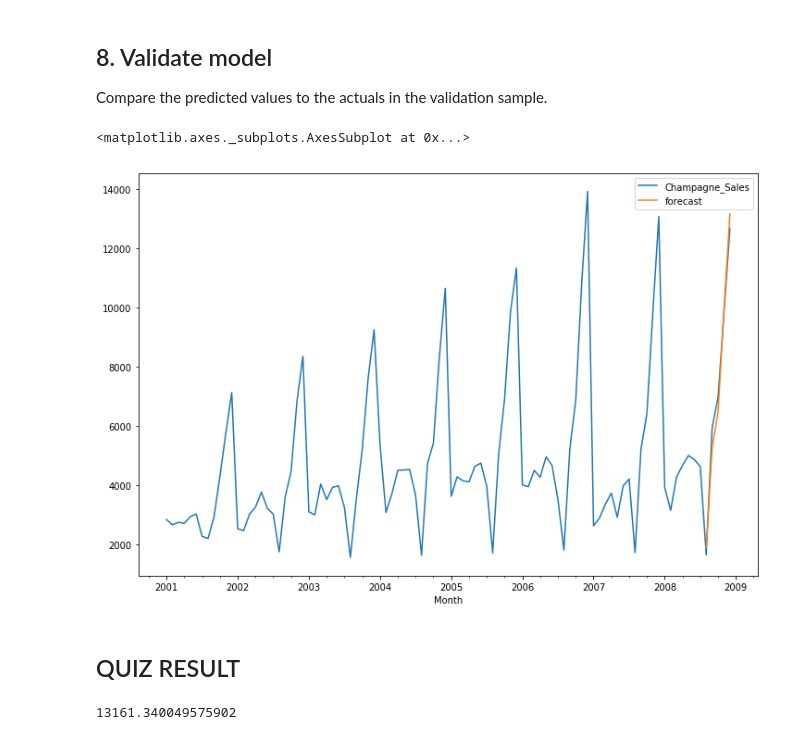
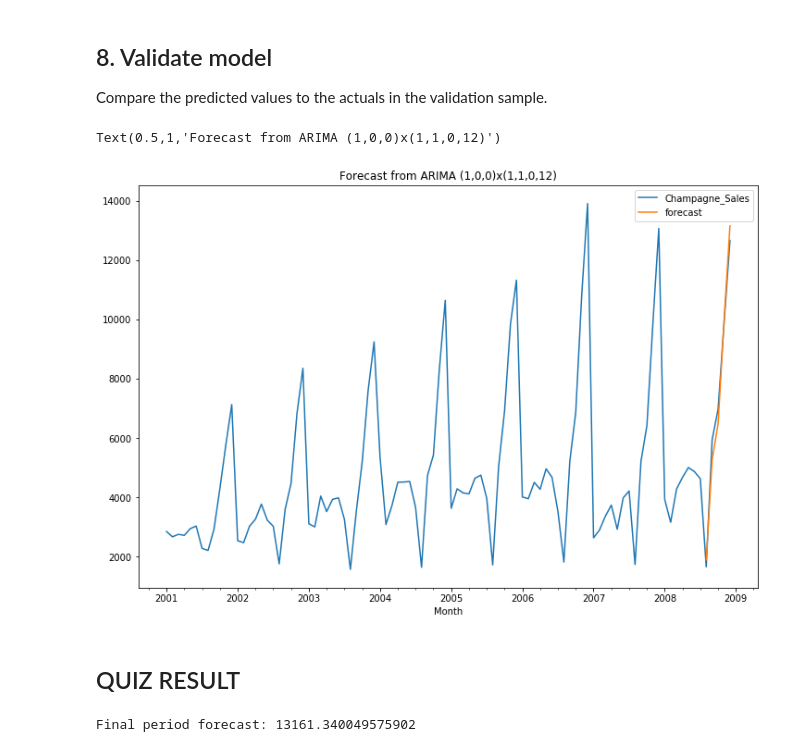
Before and after one commit to kairosart/Audacity-Course-Time-Series-Forecasting, a Jupyter notebook: Constructing an ARIMA Model Quiz/Constructin_ARIMA_model_quiz.ipynb, the cells around one changed output. Drawn from its saved outputs; the diff is of its cells as text; code cells hidden in the pictures.

```diff
--- a/Constructing an ARIMA Model Quiz/Constructin_ARIMA_model_quiz.ipynb
+++ b/Constructing an ARIMA Model Quiz/Constructin_ARIMA_model_quiz.ipynb
@@ -271,12 +272,13 @@ Compare the predicted values to the actuals in the validation sample.
 # %%
 df['forecast'] = results.predict(start = 91, end= 96, dynamic= True)
 df[['Champagne_Sales', 'forecast']].plot(figsize=(12, 8))
+plt.title('Forecast from ARIMA (1,0,0)x(1,1,0,12)')
 # %% [output]
-<matplotlib.axes._subplots.AxesSubplot at 0x...>
+Text(0.5,1,'Forecast from ARIMA (1,0,0)x(1,1,0,12)')
-[figure, old version]
+[figure, new version]
 # %% [markdown]
 ## QUIZ RESULT
 # %%
-print(df.forecast[-1])
+print('Final period forecast:', df.forecast[-1])
 # %% [output]
-13161.340049575902
+Final period forecast: 13161.340049575902
```
